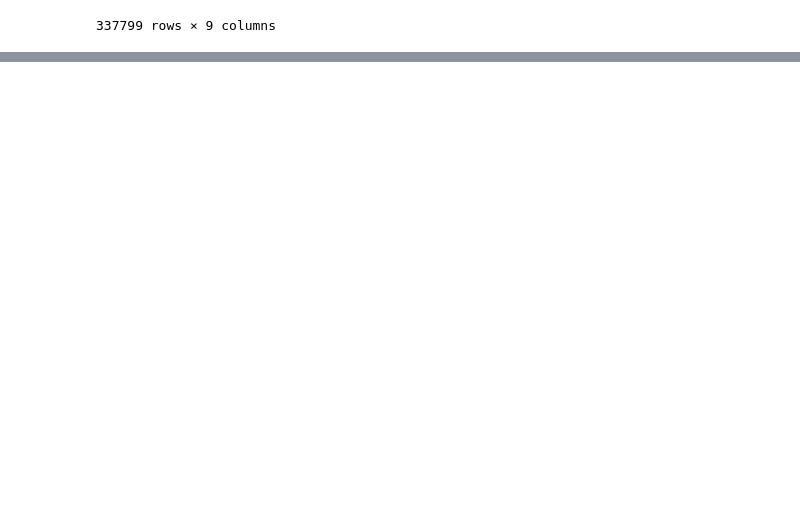
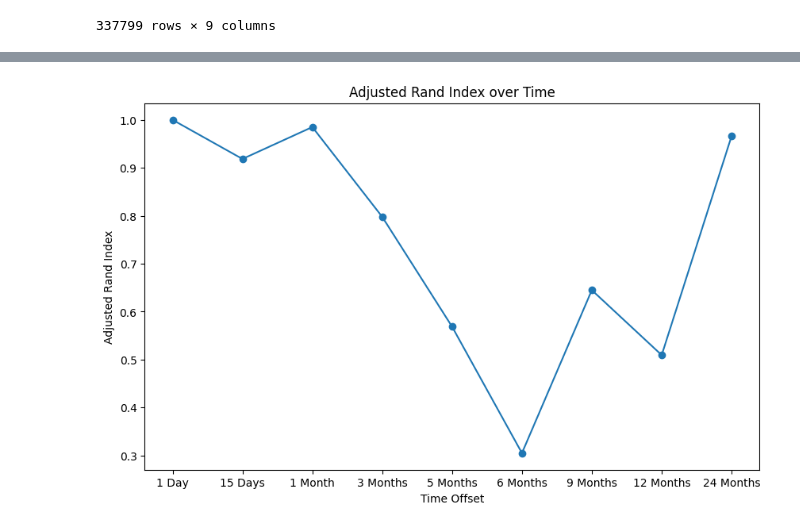
Before and after one commit to DonzerHD/Segmentation_Client, a Jupyter notebook: Notebooks/Partie2_Maintenance/model_maintenance.ipynb, the cells around one changed output, grey strips where cells are left out. Saved outputs shown, nothing was run; the diff lists cells and outputs as text; code cells hidden in the pictures; blank space fills up the shorter version.

```diff
--- a/Notebooks/Partie2_Maintenance/model_maintenance.ipynb
+++ b/Notebooks/Partie2_Maintenance/model_maintenance.ipynb
@@ -71,5 +43,0 @@ See the caveats in the documentation: https://pandas.pydata.org/pandas-docs/stab
-# %%
-# Apply K-Means Clustering to segment customers
-kmeans = KMeans(n_clusters=3, random_state=1)
-kmeans.fit(rfm_2009_2010)
-rfm_2009_2010['Cluster'] = kmeans.labels_
@@ -115,0 +44,79 @@ ValueError: Found input variables with inconsistent numbers of samples: [4198, 4
+# %%
+import matplotlib.pyplot as plt
+from sklearn.cluster import KMeans
+from sklearn.metrics import adjusted_rand_score
+import pandas as pd
+
+# Ensure that InvoiceDate is in datetime format
+df_2009_2010['InvoiceDate'] = pd.to_datetime(df_2009_2010['InvoiceDate'])
+df_2011['InvoiceDate'] = pd.to_datetime(df_2011['InvoiceDate'])
+
+# Define the list of time offsets
+time_offsets = [
+    pd.DateOffset(days=1),
+    pd.DateOffset(days=15),
+    pd.DateOffset(months=1),
+    pd.DateOffset(months=3),
+    pd.DateOffset(months=5),
+    pd.DateOffset(months=6),
+    pd.DateOffset(months=9),
+    pd.DateOffset(years=1),
+    pd.DateOffset(years=2),
+]
+
+# Initialize a list to store the ARI values
+ari_values = []
+
+# Define the initial labels as None
+labels_prev = None
+
+# For each time offset...
+for offset in time_offsets:
+    # Add the data from the offset to the 2009-2010 dataframe
+    offset_date = df_2011['InvoiceDate'].min() + offset
+    df_2009_2010_extended = pd.concat([df_2009_2010, df_2011[df_2011['InvoiceDate'] <= offset_date]])
+
+    # Calculate the snapshot date for RFM calculations
+    snapshot_date = df_2009_2010_extended['InvoiceDate'].max()
+
+    # Calculate RFM values
+    rfm = df_2009_2010_extended.groupby(['Customer_ID']).agg({
+        'InvoiceDate': lambda x: (snapshot_date - x.max()).days,
+        'Invoice': 'count',
+        'TotalSales': 'sum'})
+
+    # Normalize RFM values
+    rfm_normalized = (rfm - rfm.mean()) / rfm.std()
+
+    # Apply K-Means Clustering to segment customers
+    kmeans = KMeans(n_clusters=3, random_state=42)
+    kmeans.fit(rfm_normalized)
+    rfm['Cluster'] = kmeans.labels_
+
+    # If this is not the first iteration, calculate the Adjusted Rand Index
+    if labels_prev is not None:
+        # Keep only common customers in both dataframes
+        common_customers = set(rfm_prev.index).intersection(set(rfm.index))
+        labels_prev_common = labels_prev[rfm_prev.index.isin(common_customers)]
+        labels_common = rfm['Cluster'][rfm.index.isin(common_customers)]
+
+        # Calculate the Adjusted Rand Index
+        ari_common = adjusted_rand_score(labels_prev_common, labels_common)
+        ari_values.append(ari_common)
+
+    # Update the previous labels and RFM dataframe for the next iteration
+    labels_prev = rfm['Cluster']
+    rfm_prev = rfm
+
+# Create a line plot of ARI values over time
+plt.figure(figsize=(10, 6))
+plt.plot(
+    ['1 Day', '15 Days', '1 Month', '3 Months', '5 Months', '6 Months', '9 Months', '12 Months', '24 Months'],
+    [1] + ari_values,
+    '-o'
+)
+plt.title('Adjusted Rand Index over Time')
+plt.xlabel('Time Offset')
+plt.ylabel('Adjusted Rand Index')
+plt.show()
+# %% [output]
@@ -115,0 +133 @@ ValueError: Found input variables with inconsistent numbers of samples: [4198, 4
+[figure, added]
```
Also changed, not shown: parts of 9 cells of this notebook.
